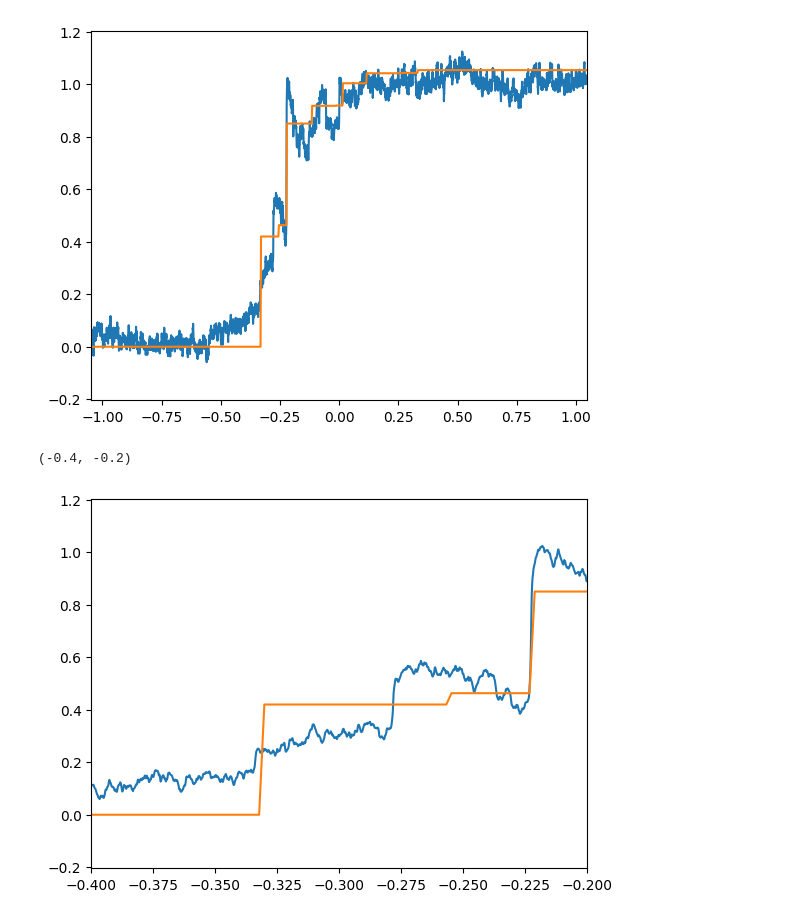
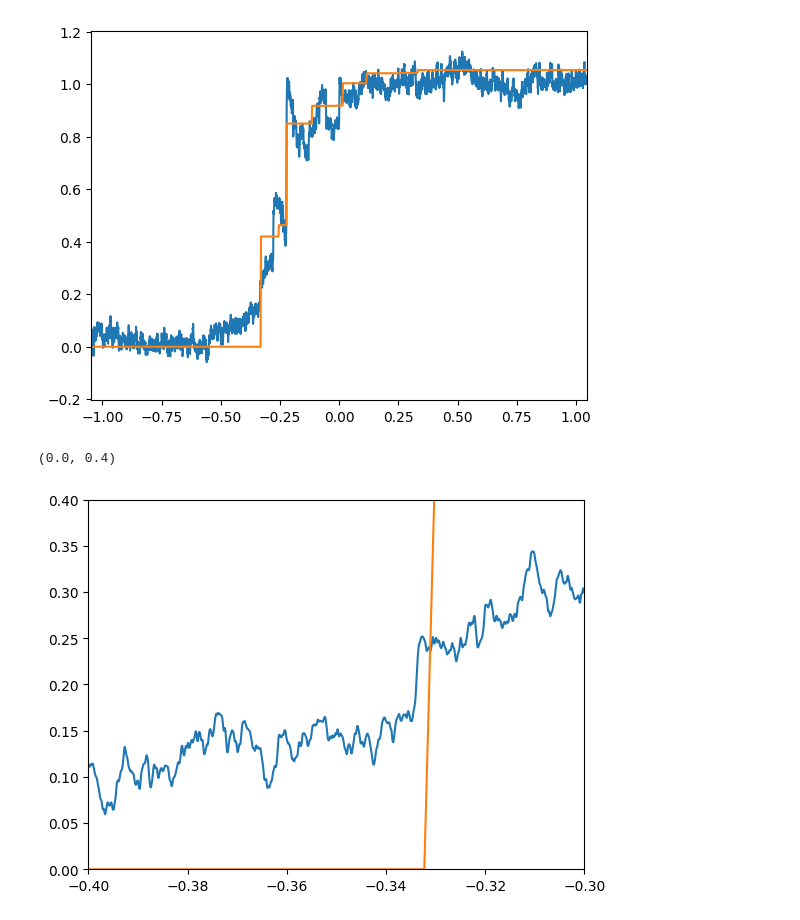
Before and after one commit to Dran-Z/QHack2023-SunnyDelft, a Jupyter notebook: Hybrid-Algorithm.ipynb, the cells around one changed output. Cells and saved outputs as stored; diff of their text form; code cells hidden in the pictures.

```diff
--- a/Hybrid-Algorithm.ipynb
+++ b/Hybrid-Algorithm.ipynb
@@ -732,9 +736,10 @@ plt.xlim([-pi/3, pi/3])
 # %%
 plt.plot(np.linspace(-pi,pi,100000), ACDF)
 plt.plot(np.linspace(-np.pi/3, np.pi/3, 1000), get_real_CDF(4,1,4, tau,precision=1000), label='CDF')
 #plt.ylim([-0.5, 1.5])
 #plt.xlim([-1.2, 1.2])
-plt.xlim([-0.4,-0.2])
+plt.xlim([-0.4,-0.3])
+plt.ylim([0,0.4])
 # %% [output]
-(-0.4, -0.2)
+(0.0, 0.4)
-[figure, old version]
+[figure, new version]
```
Also changed, not shown: parts of 1 cell of this notebook, 1 other file.
